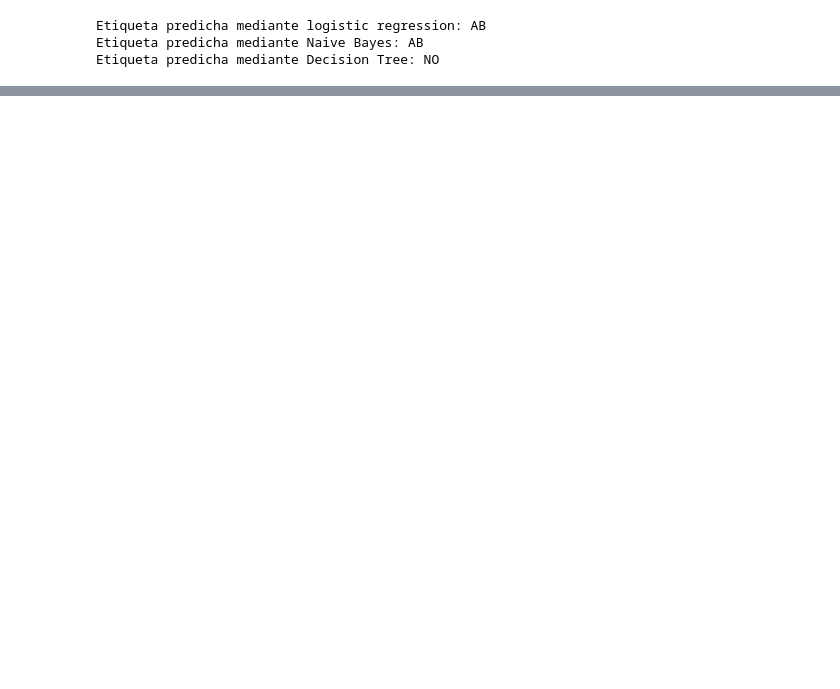
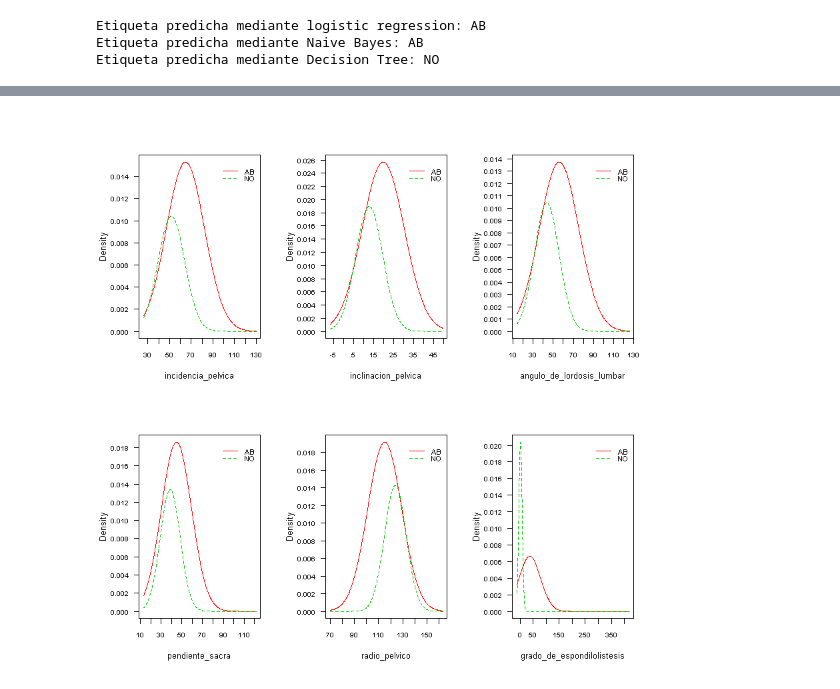
Before and after one commit to Diego-Astaburuaga/Tarea-1-MAT281, a Jupyter notebook: Tarea 1.ipynb, the cells around one changed output, grey strips where cells are left out. Cells and saved outputs as stored; diff of their text form; code cells hidden in the pictures; blank space fills up the shorter version.

```diff
--- a/Tarea 1.ipynb
+++ b/Tarea 1.ipynb
@@ -76,7 +88,6 @@ Comente los resultados.
 # %%
 for status in pd.unique(df['status']):
-    print(f'Medidas de tendencia central,
-        dispersión y forma para: {status}')
+    print(f'Medidas de tendencia central, dispersión y forma para: {status}')
     temp = df[df['status']==status].drop(['status'], axis=1)
     info = temp.describe().T
     info['skew'] = temp.skew()
@@ -424,0 +497,26 @@ Etiqueta predicha mediante Decision Tree: NO
+# %%
+path <- "column_2C.txt"
+
+# Nombres de las columnas
+names_columns <- c(
+  "incidencia_pelvica",
+  "inclinacion_pelvica",
+  "angulo_de_lordosis_lumbar",
+  "pendiente_sacra",
+  "radio_pelvico",
+  "grado_de_espondilolistesis",
+  "status"
+)
+
+# Leer el archivo de texto y crear el dataframe
+datos <- read.table(path, header = FALSE, sep = " ")
+colnames(datos) <- names_columns
+
+# Imprimir el dataframe
+head(datos)
+
+# Convertir 'tipo' en una variable categórica
+datos$status <- as.factor(datos$status)
+
+# Contar por tipo
+table(datos$status)
@@ -424,0 +533,18 @@ Etiqueta predicha mediante Decision Tree: NO
+# %%
+#install.packages("naivebayes")
+
+library("naivebayes")# Ruta del archivo
+
+# Ajustar un modelo de Bayes Ingenuo
+modelo <- naive_bayes(status ~ incidencia_pelvica
+                        + inclinacion_pelvica
+                        + angulo_de_lordosis_lumbar
+                        + pendiente_sacra + radio_pelvico
+                        + grado_de_espondilolistesis, data = datos, usekernel = F)
+# Particionar el espacio de gráficos
+par(mfrow = c(2, 3))
+
+# Generar los gráficos del modelo
+plot(modelo)
+# %% [output]
+[figure, added]
```
Also changed, not shown: parts of 32 cells of this notebook, 3 other files.
